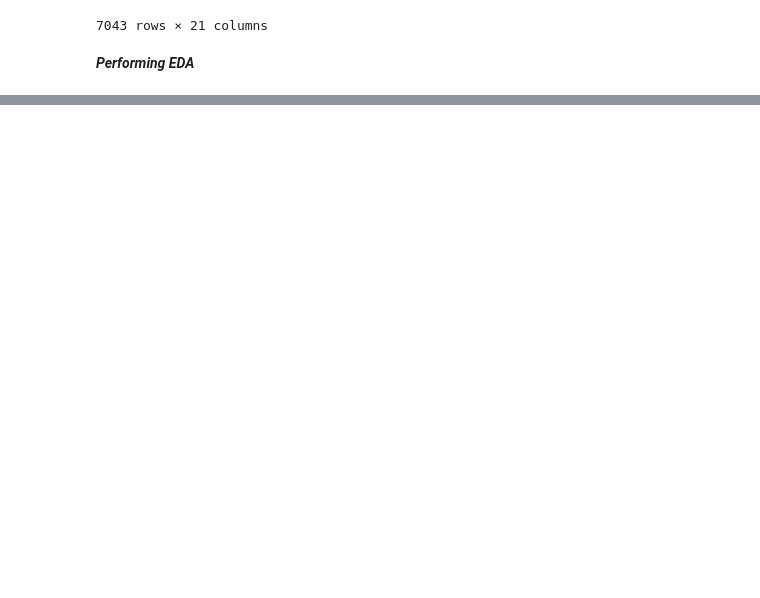
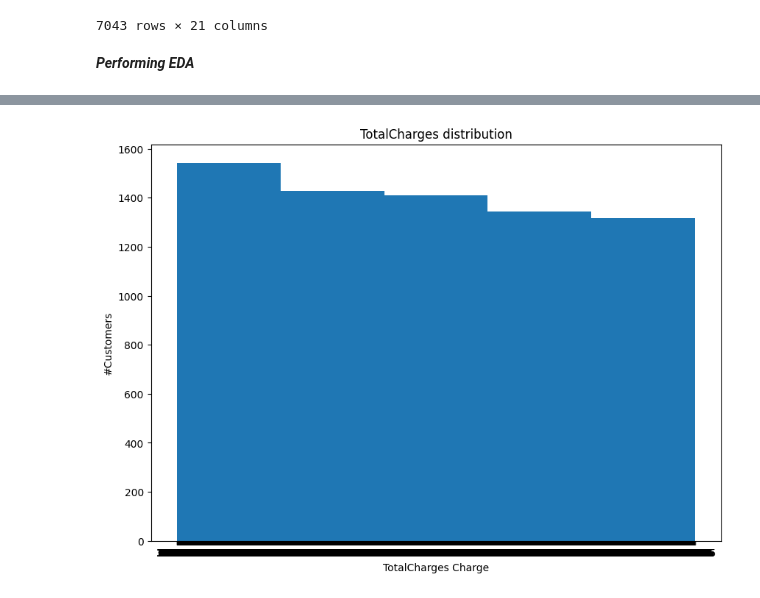
Before and after one commit to SIRuqayyah/Customer-Churn-Analysis, a Jupyter notebook: customer_churn_Analysis.ipynb, the cells around one changed output, grey strips where cells are left out. Cells and saved outputs as stored; diff of their text form; code cells hidden in the pictures; blank space fills up the shorter version.

```diff
--- a/customer_churn_Analysis.ipynb
+++ b/customer_churn_Analysis.ipynb
@@ -217,0 +248,10 @@ customertable.describe()
+# %%
+import matplotlib.pyplot as plt
+fig = plt.figure(figsize =(10, 7))
+plt.hist(customertable['TotalCharges'], bins=5)
+plt.title('TotalCharges distribution')
+plt.xlabel('TotalCharges Charge')
+plt.ylabel('#Customers')
+plt.show()
+# %% [output]
+[figure, added]
```
Also changed, not shown: parts of 4 cells of this notebook.
